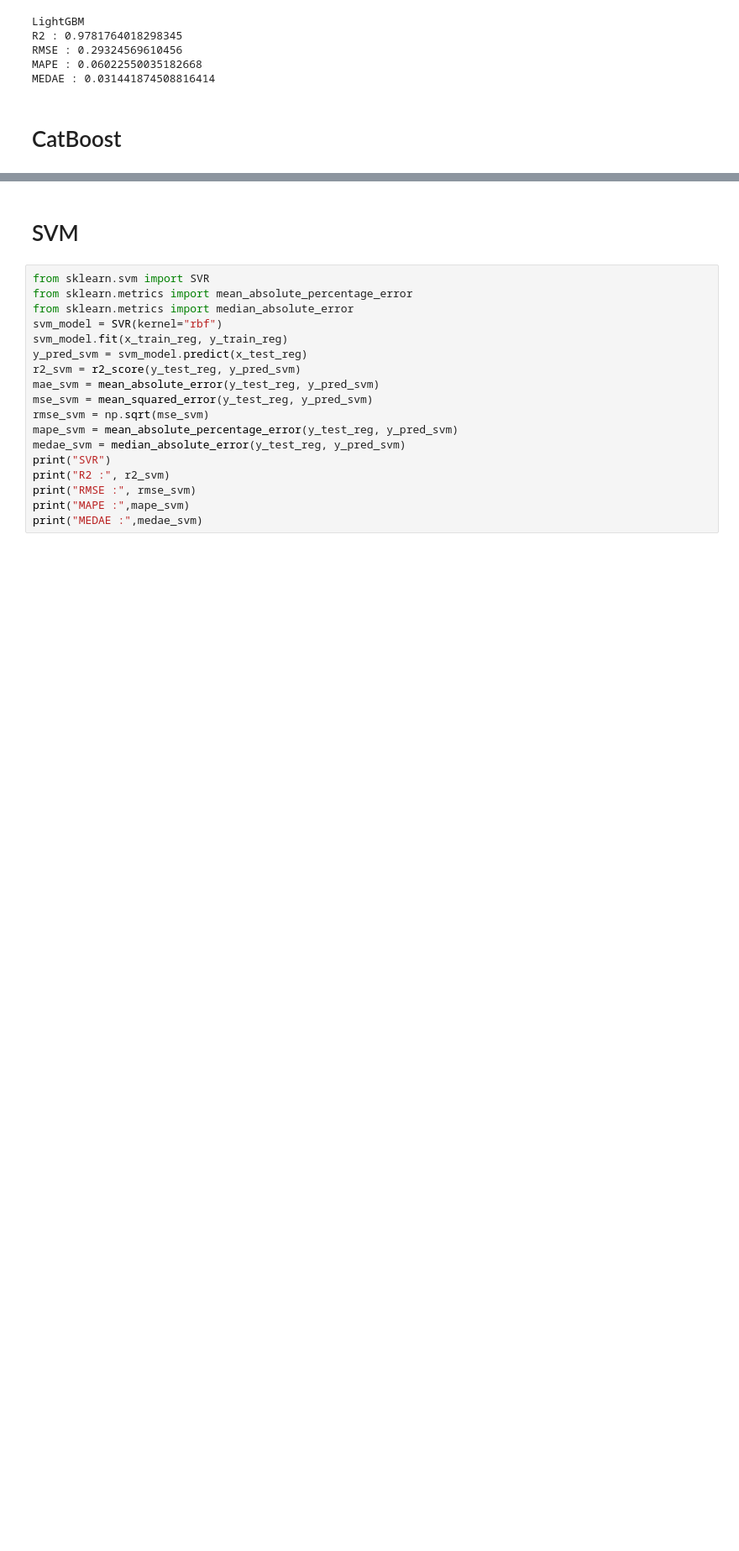
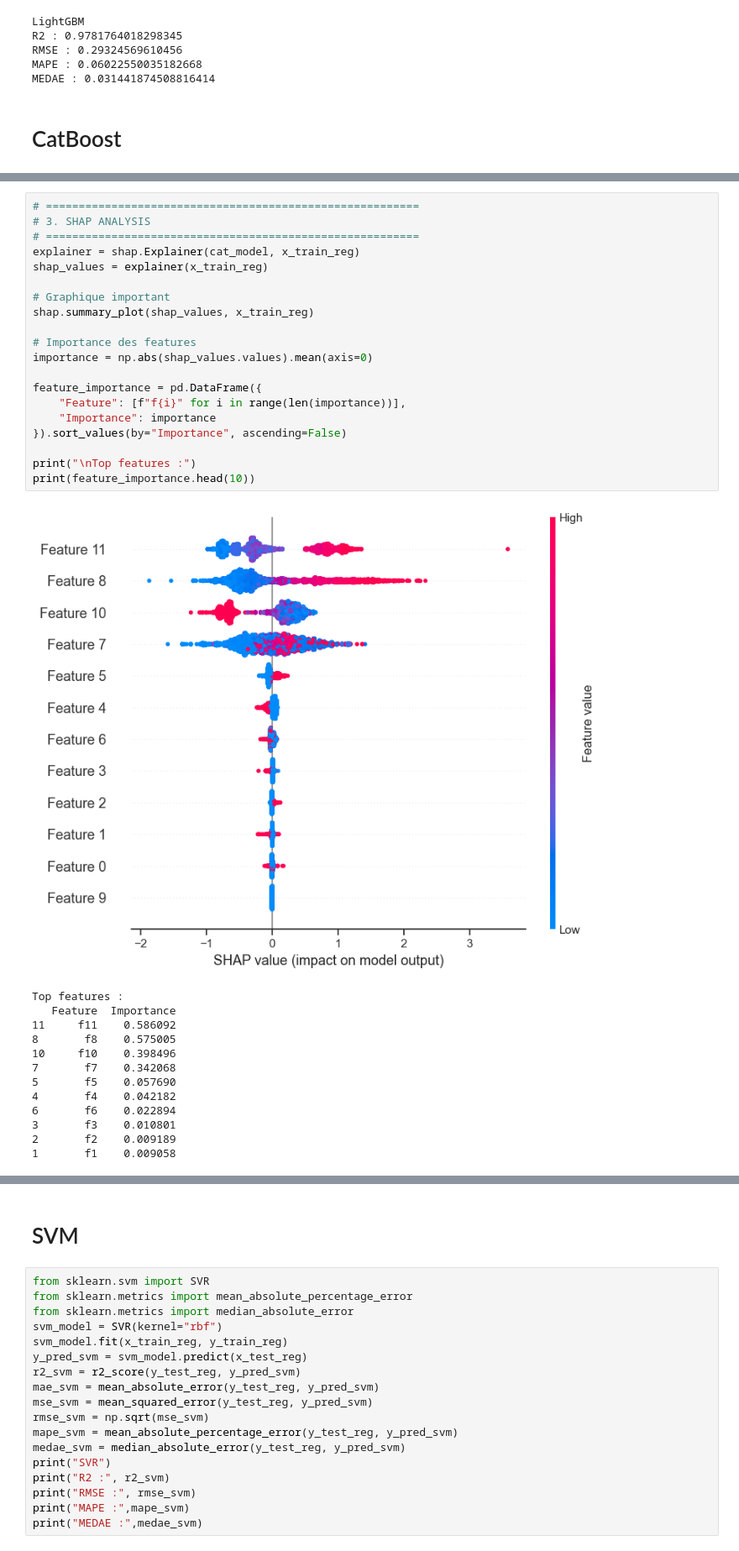
Before and after one commit to Test123599/ECOML, a Jupyter notebook: TpStandard - Copie.ipynb, the cells around one changed output, grey strips where cells are left out. Shown at 84% size. Drawn from its saved outputs; the diff is of its cells as text; blank space fills up the shorter version.

Commit message:
SHAP et TUNING CatBoost

```diff
--- a/TpStandard - Copie.ipynb
+++ b/TpStandard - Copie.ipynb
@@ -1554,0 +1554,34 @@ MEDAE : 0.025612108676635215
+# %%
+# =========================================================
+# 3. SHAP ANALYSIS
+# =========================================================
+explainer = shap.Explainer(cat_model, x_train_reg)
+shap_values = explainer(x_train_reg)
+
+# Graphique important
+shap.summary_plot(shap_values, x_train_reg)
+
+# Importance des features
+importance = np.abs(shap_values.values).mean(axis=0)
+
+feature_importance = pd.DataFrame({
+    "Feature": [f"f{i}" for i in range(len(importance))],
+    "Importance": importance
+}).sort_values(by="Importance", ascending=False)
+
+print("\nTop features :")
+print(feature_importance.head(10))
+# %% [output]
+[figure, added]
+Top features :
+   Feature  Importance
+11     f11    0.586092
+8       f8    0.575005
+10     f10    0.398496
+7       f7    0.342068
+5       f5    0.057690
+4       f4    0.042182
+6       f6    0.022894
+3       f3    0.010801
+2       f2    0.009189
+1       f1    0.009058
```
Also changed, not shown: parts of 50 cells of this notebook, 4 other files.
